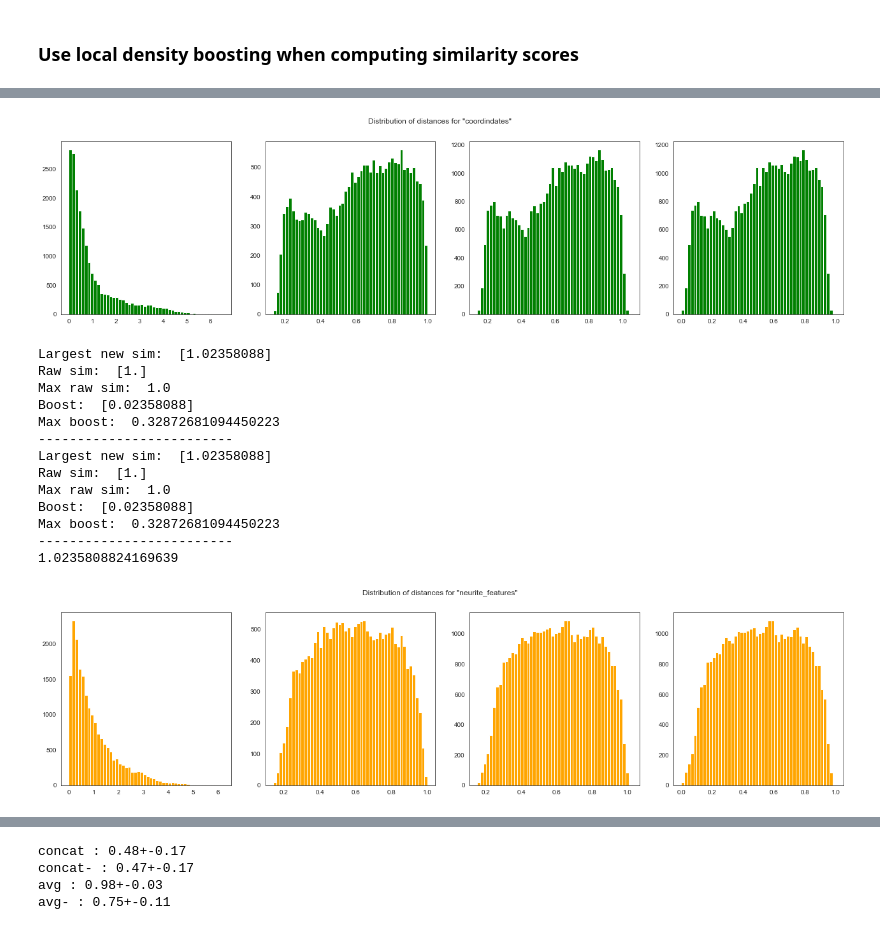
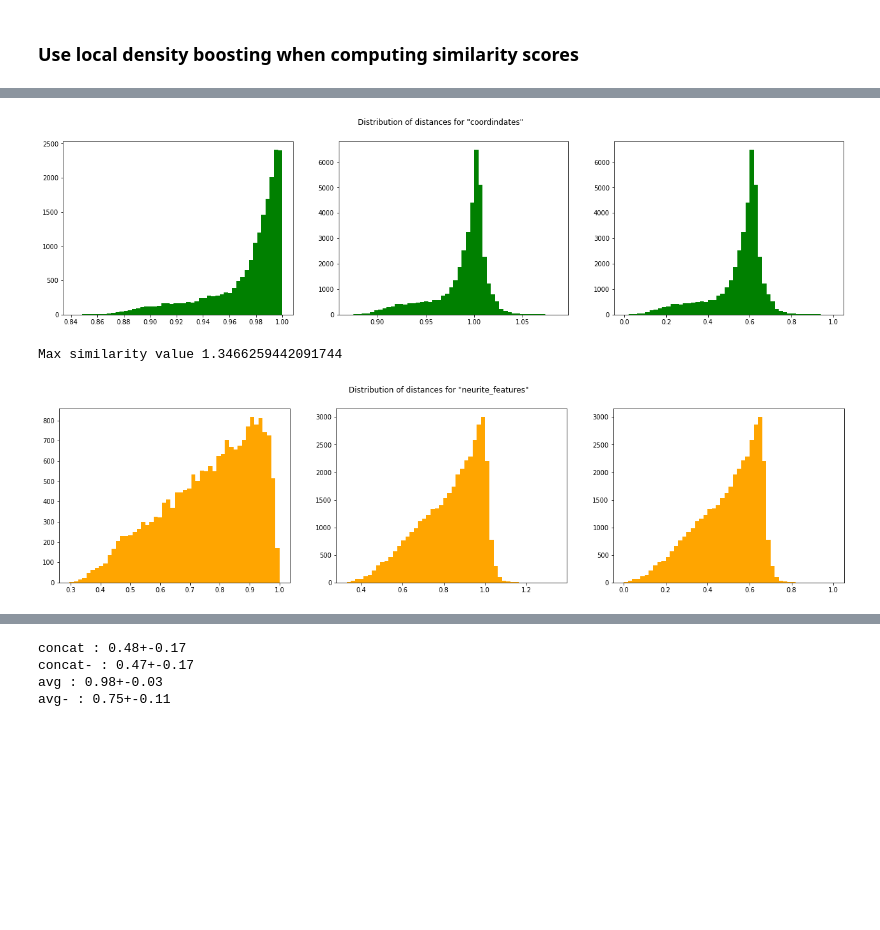
Before and after one commit to BlueBrain/knowledge-graph-inference, a Jupyter notebook: Combined recommendation.ipynb, the cells around one changed output, grey strips where cells are left out. Cells and saved outputs as stored; diff of their text form; code cells hidden in the pictures; blank space fills up the shorter version.

```diff
--- a/Combined recommendation.ipynb
+++ b/Combined recommendation.ipynb
@@ -531,7 +501,7 @@ https://pubs.acs.org/doi/pdf/10.1021/ci300547g
 # %%
 avg_benchmarks = {
     p: get_average_score(
-        INDICES, p, K, distance=True,
+        INDICES, p, K,
         distance_normalizer=lambda x, index_name: x / MEANS[index_name],
         similarity_normalizer=lambda x, index_name: SCALERS[index_name].transform(np.atleast_2d(x))[0][0])
     for p in BENCHMARK_POINTS
@@ -539,20 +509,17 @@ avg_benchmarks = {
 # %% [markdown]
 Get details on each match
 # %%
-def scale_by_mean(x, index_name):
-    return x / MEANS[index_name]
-
 def min_max_scale(x, index_name):
     return SCALERS[index_name].transform(np.atleast_2d(x))[0][0]
 # %%
 query = 0
 result = get_average_score(
-    INDICES, query, 10, distance=True,
+    INDICES, query, 20,
     distance_normalizer=scale_by_mean,
     similarity_normalizer=min_max_scale)
 # %%
-for el in result:
-    print("Morphology", el)
+for el, score in result.items():
+    print("Morphology", el, "{:.2f}".format(score))
     labels = []
     aspect_scores = []
     for index_name, index in INDICES.items():
@@ -1068,42 +1004,33 @@ $$S'(x, x_i) = (1 + R'(x)) \times S(x, x_i)$$
 # %%
 BOOSTED_SCALERS = {}
+
 for k in boosted_similarities:
-    raw_values = np.array(
-        [score for score, _, _ in boosted_similarities[k]]
-    )
-    raw_scaled_values = raw_values / raw_values.mean()
+
+
+    raw_values = np.array([score for score, _, _ in boosted_similarities[k]])
     boost_factor_1 = np.array(
-        [factor for _, factor, _ in boosted_similarities[k]]
-    ) / (raw_scaled_values.max())
+        [factor for _, factor, _ in boosted_similarities[k]])
     boost_factor_2 = np.array(
-        [factor for _, _, factor in boosted_similarities[k]]
-    ) / (raw_scaled_values.max())
-    fig, (ax1, ax2, ax3, ax4) = plt.subplots(1, 4, figsize=(22, 5))
-    fig.suptitle(f'Distribution of distances for "{k}"')
-    unboosted_sim_values = 1 / (1 + raw_scaled_values)
-    sim_values1 = (1 / (1 + raw_scaled_values)) * (1 + boost_factor_1)
-    sim_values2 = (1 / (1 + raw_scaled_values)) * (1 + boost_factor_2)
-    print("Largest new sim: ", sim_values1[np.where(sim_values1 == max(sim_values1))])
-    print("Raw sim: ", 1 / (1 + raw_scaled_values[np.where(sim_values1 == max(sim_values1))]))
-    print("Max raw sim: ", max(1 / (1 + raw_scaled_values)))
-    print("Boost: ", boost_factor_1[np.where(sim_values1 == max(sim_values1))])
-    print("Max boost: ", max(boost_factor_1))
-    print("-------------------------")
-    print("Largest new sim: ", sim_values2[np.where(sim_values2 == max(sim_values2))])
-    print("Raw sim: ", 1 / (1 + raw_scaled_values[np.where(sim_values2 == max(sim_values2))]))
-    print("Max raw sim: ", max(1 / (1 + raw_scaled_values)))
-    print("Boost: ", boost_factor_2[np.where(sim_values2 == max(sim_values2))])
-    print("Max boost: ", max(boost_factor_2))
+        [factor for _, _, factor in boosted_similarities[k]])
+
+#     print(boost_factor_1)
+#     if k == "dendrite_coproj":
+#         print(raw_sim_values.std())
+
+    sim_values1 = raw_values * (1 + boost_factor_1)
+    sim_values2 = raw_values * (1 + boost_factor_2)
 
     sim_values = np.hstack([sim_values1, sim_values2])
-    print("-------------------------")
-    print(max(sim_values))
+    print("Max similarity value", max(sim_values))
+
     scaler = sk.preprocessing.MinMaxScaler()
     scaled_values = scaler.fit_transform(np.reshape(sim_values, (-1, 1)))
     BOOSTED_SCALERS[k] = scaler
-    ax1.hist(raw_scaled_values, bins=50, color=COLORS[k])
-    ax2.hist(unboosted_sim_values, bins=50, color=COLORS[k])
-    ax3.hist(sim_values, bins=50, color=COLORS[k])
-    ax4.hist(scaled_values, bins=50, color=COLORS[k])
+
+    fig, (ax1, ax2, ax3) = plt.subplots(1, 3, figsize=(22, 5))
+    fig.suptitle(f'Distribution of distances for "{k}"')
+    ax1.hist(raw_values, bins=50, color=COLORS[k])
+    ax2.hist(sim_values, bins=50, color=COLORS[k])
+    ax3.hist(scaled_values, bins=50, color=COLORS[k])
     plt.show()
 # %% [output]
@@ -1123,15 +1038,3 @@ Max boost:  0.07424103091877289
-[figure, old version]
+[figure, new version]
-Largest new sim:  [1.02358088]
-Raw sim:  [1.]
-Max raw sim:  1.0
-Boost:  [0.02358088]
-Max boost:  0.32872681094450223
--------------------------
-Largest new sim:  [1.02358088]
-Raw sim:  [1.]
-Max raw sim:  1.0
-Boost:  [0.02358088]
-Max boost:  0.32872681094450223
--------------------------
-1.0235808824169639
+Max similarity value 1.3466259442091744
-[figure, old version]
+[figure, new version]
```
Also changed, not shown: parts of 61 cells of this notebook.
